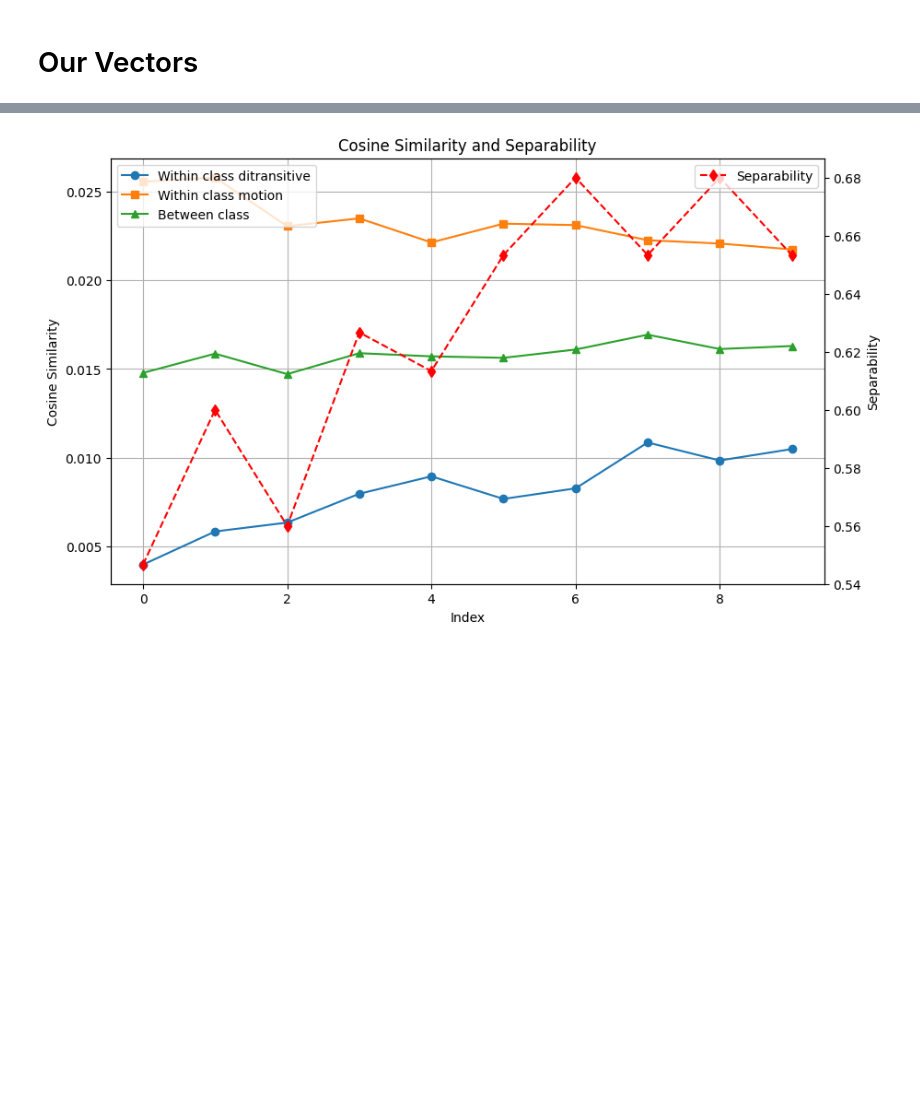
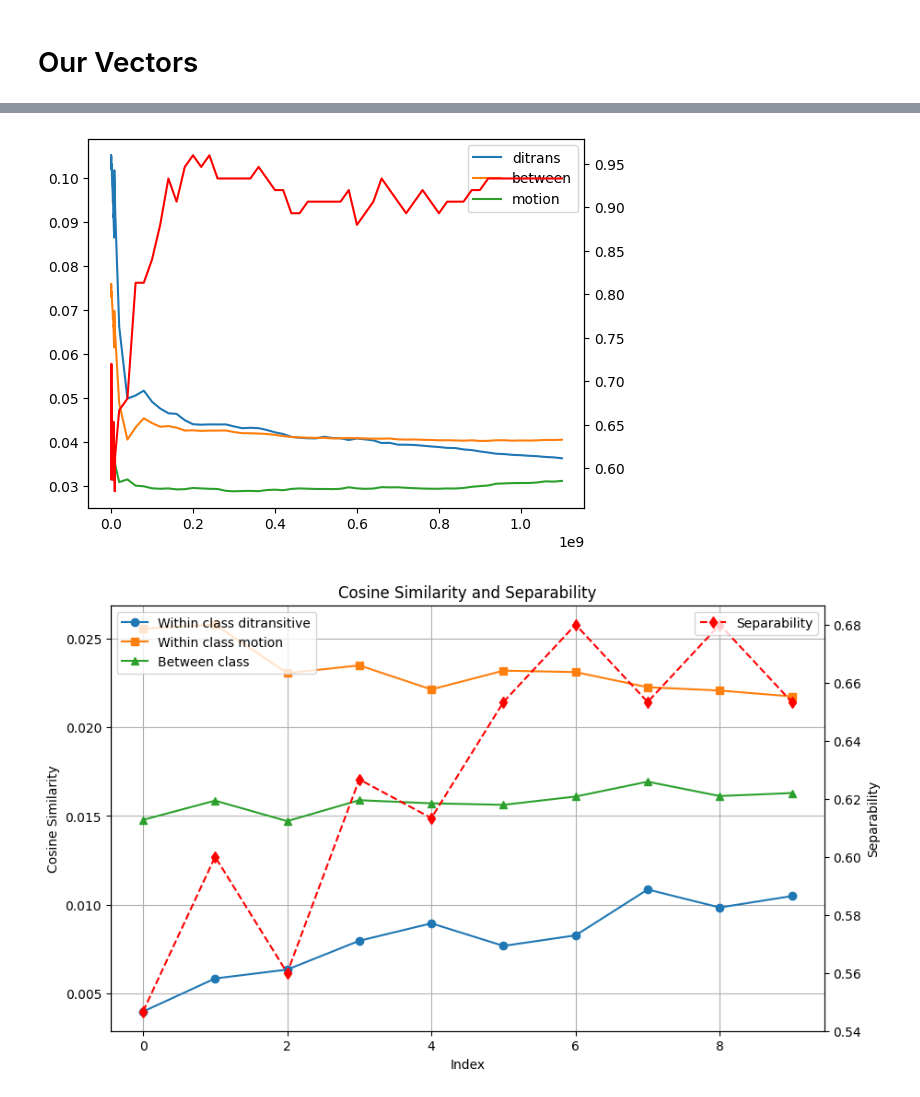
Before and after one commit to jasperjjian/abstraction, a Jupyter notebook: abstraction/analysis/count_based.ipynb, the cells around one changed output, grey strips where cells are left out. Saved outputs shown, nothing was run; the diff lists cells and outputs as text; code cells hidden in the pictures; blank space fills up the shorter version.

```diff
--- a/abstraction/analysis/count_based.ipynb
+++ b/abstraction/analysis/count_based.ipynb
@@ -230,0 +261,26 @@ ditrans_inflections_to_avg = list(zip(all_lemmas, ditrans_inflections_to_avg))
+# %%
+# get the raw distances for the words
+cosine_ditrans_avg = []
+cosine_motion_avg = []
+cosine_between_avg = []
+
+for suffix in suffixes:
+    filename = f"openwebtext_co_matrix_{suffix}.svd_l.propack.npy"
+    svd_vectors = np.load(os.path.join(word_vector_dir, filename))
+    ditransitive_vectors = [svd_vectors[x] for x in ditrans_keys]
+    motion_vectors = [svd_vectors[x] for x in motion_keys]
+    # get the average within class distances
+    ditransitive_vectors = [np.mean([svd_vectors[x] for x in y[1]], axis=0) for y in ditrans_inflections_to_avg]
+    motion_vectors = [np.mean([svd_vectors[x] for x in y[1]], axis=0) for y in motion_inflections_to_avg]
+    # get all the distances
+    ditransitive_distances = euclidean_distances(ditransitive_vectors, ditransitive_vectors)
+    motion_distances = euclidean_distances(motion_vectors, motion_vectors)
+    # get the average distance within class
+    ditransitive_within = np.mean(ditransitive_distances[np.triu_indices(len(ditransitive_distances), k=1)])
+    motion_within = np.mean(motion_distances[np.triu_indices(len(motion_distances), k=1)])
+    # get the average distance between class
+    ditransitive_motion_distances = euclidean_distances(ditransitive_vectors, motion_vectors)
+    between = np.mean(ditransitive_motion_distances)
+    cosine_ditrans_avg.append(ditransitive_within)
+    cosine_motion_avg.append(motion_within)
+    cosine_between_avg.append(between)
@@ -231,3 +372,15 @@ ditrans_inflections_to_avg = list(zip(all_lemmas, ditrans_inflections_to_avg))
+# %%
+ditrans_df_pca = pd.DataFrame({"ditrans": cosine_ditrans_avg_pca_5, "between": cosine_between_avg_pca_5, "motion": cosine_motion_avg_pca_5}, index=[int(x) for x in suffixes])
+
+figure, ax = plt.subplots()
+ditrans_df_pca.plot(ax=ax)
+
+ax2 = ax.twinx()
+ax2.plot(ditrans_df_pca.index, separability, color='red')
+#ax.set_xscale("log")
+plt.show()
+# %% [output]
+[figure, added]
 # %%
 cosine_ditrans_avg = []
 cosine_motion_avg = []
```
Also changed, not shown: parts of 6 cells of this notebook, 10 other files.
